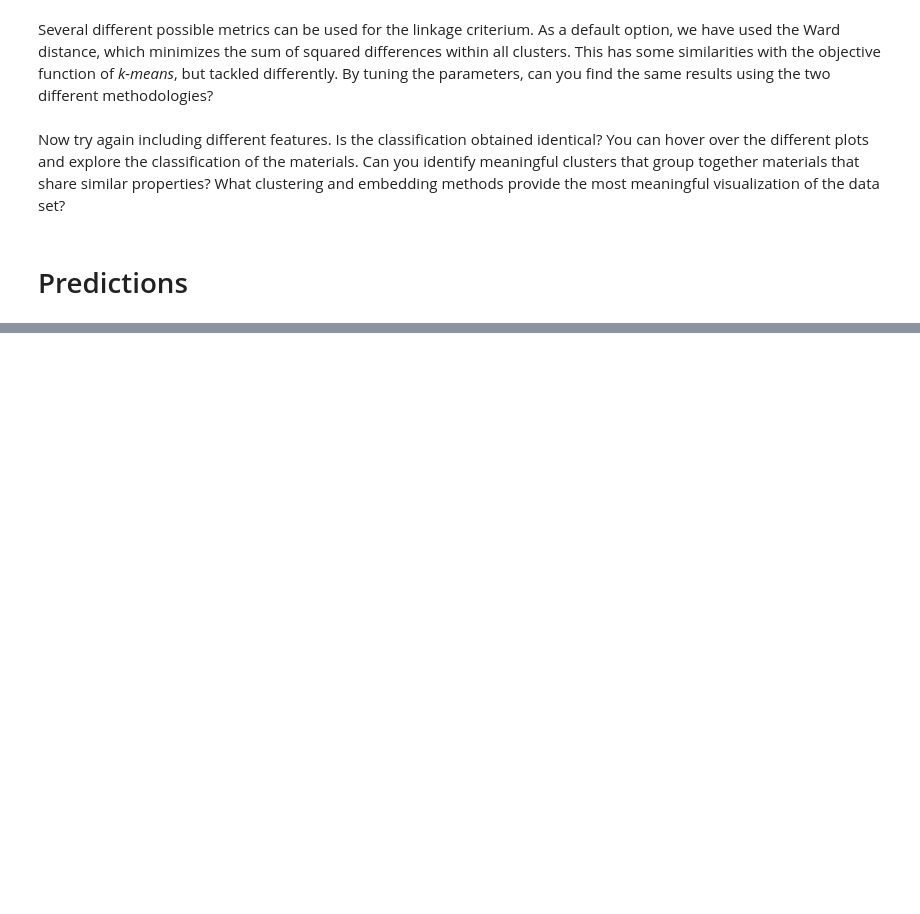
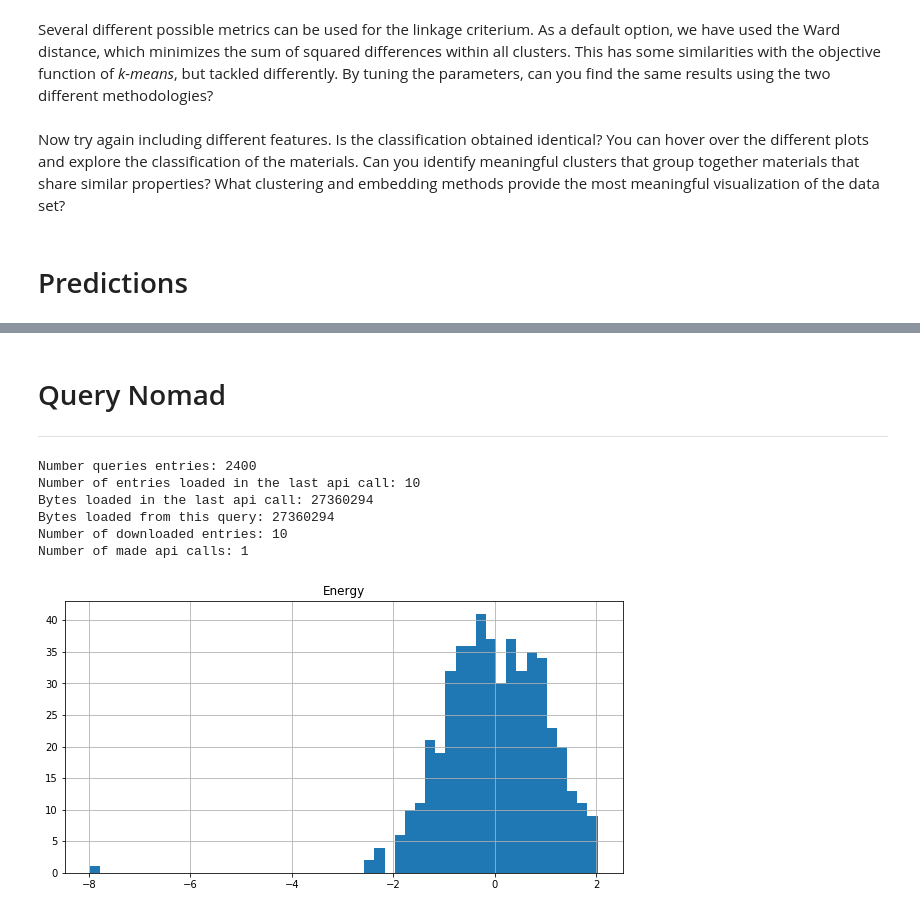
Before and after one commit to luigisbailo/workshop_MPGCQM, a Jupyter notebook: exploratory_analysis/tutorial.ipynb, the cells around one changed output, grey strips where cells are left out. Saved outputs shown, nothing was run; the diff lists cells and outputs as text; code cells hidden in the pictures; blank space fills up the shorter version.

Commit message:
Add basic query to nomad archive

```diff
--- a/exploratory_analysis/tutorial.ipynb
+++ b/exploratory_analysis/tutorial.ipynb
@@ -380,3 +381,31 @@ df['y_emb']=transformed_data[:,1]
 px.scatter(df,x='x_emb',y='y_emb',color='labels',hover_data=df[hover_features], hover_name=df.index )
 # %% [output]
 [interactive output not drawn]
+# %% [markdown]
+# Query Nomad
+---
+# %%
+from nomad import client, config
+config.client.url = 'http://labdev-nomad.esc.rzg.mpg.de/dev/nomad/v0-8-0/api'
+results = client.query_archive(query={},
+                              per_page=10, max=500)
+print(results)
+# %% [output]
+Number queries entries: 2400
+Number of entries loaded in the last api call: 10
+Bytes loaded in the last api call: 27360294
+Bytes loaded from this query: 27360294
+Number of downloaded entries: 10
+Number of made api calls: 1
+# %%
+df= pd.DataFrame(columns=['Energy'])
+for i, e in enumerate(results):
+    element = e.section_run[0].section_system[1].chemical_composition
+    row = pd.Series({'Energy': e.section_run[0].section_single_configuration_calculation[0].energy_total.to_tuple()[0]}, name=str(element))
+    df=df.append(row)
+# %%
+df['Energy']=preprocessing.scale(df['Energy'])
+# %%
+hist = df.hist( bins=50, figsize = (10,5))
+# %% [output]
+[figure, added]
```
Also changed, not shown: parts of 4 cells of this notebook.
